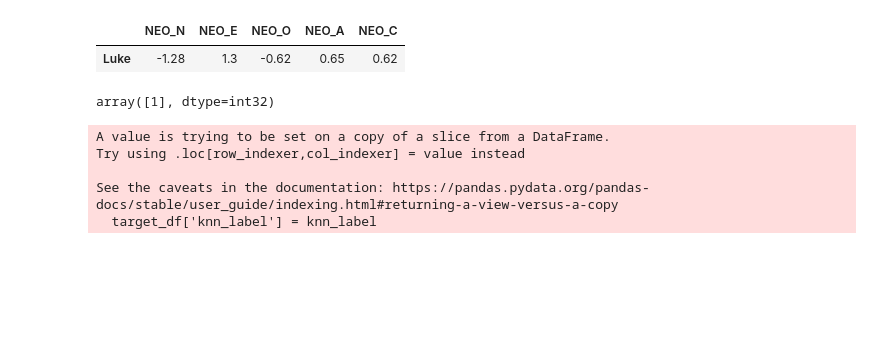
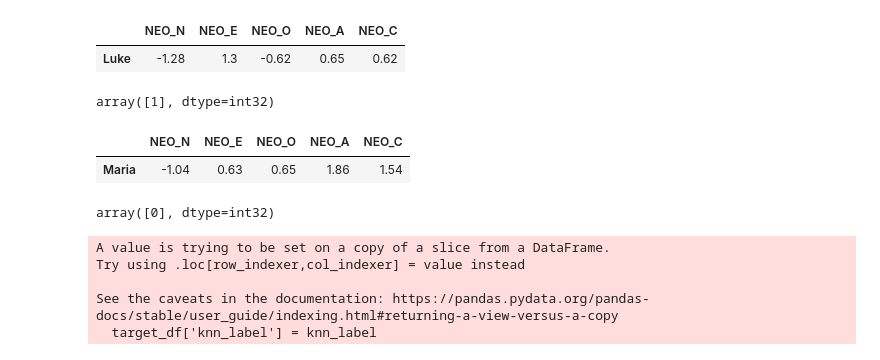
Before and after one commit to lukevano/mri_personality, a Jupyter notebook: notebooks/lv_lewagon_mri.ipynb, the cells around one changed output. Drawn from its saved outputs; the diff is of its cells as text; code cells hidden in the pictures; blank space fills up the shorter version.

```diff
--- a/notebooks/lv_lewagon_mri.ipynb
+++ b/notebooks/lv_lewagon_mri.ipynb
@@ -1858,10 +1858,15 @@ clusters.predict(luke)
 array([1], dtype=int32)
 # %%
 # Maria's personality
-maria = pd.DataFrame({'NEO_N':-1.28, 'NEO_E':1.3, 'NEO_O':-0.62, 'NEO_A':0.65, 'NEO_C':0.62}, index=['Maria'])
+maria = pd.DataFrame({'NEO_N':-1.04, 'NEO_E':0.63, 'NEO_O':0.65, 'NEO_A':1.86, 'NEO_C':1.54}, index=['Maria'])
 maria
+# %% [output]
+|  | NEO_N | NEO_E | NEO_O | NEO_A | NEO_C |
+| Maria | -1.04 | 0.63 | 0.65 | 1.86 | 1.54 |
 # %%
 clusters.predict(maria)
+# %% [output]
+array([0], dtype=int32)
 # %%
 # Add the KNN labels to the master df
 target_df = sex_df
```
Also changed, not shown: parts of 82 cells of this notebook.
